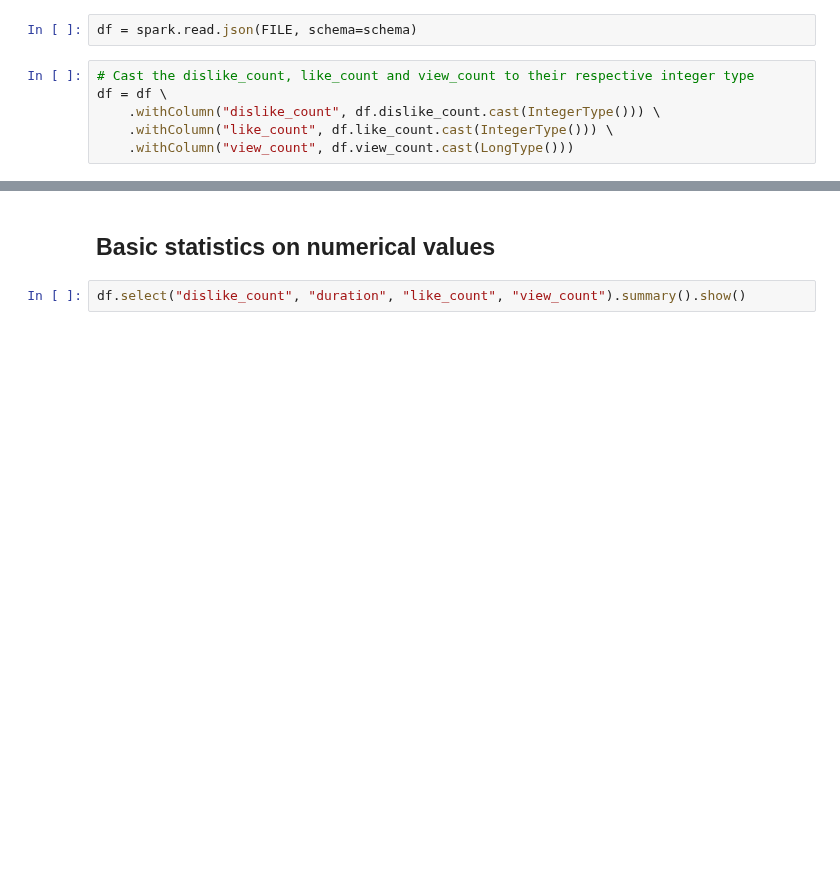
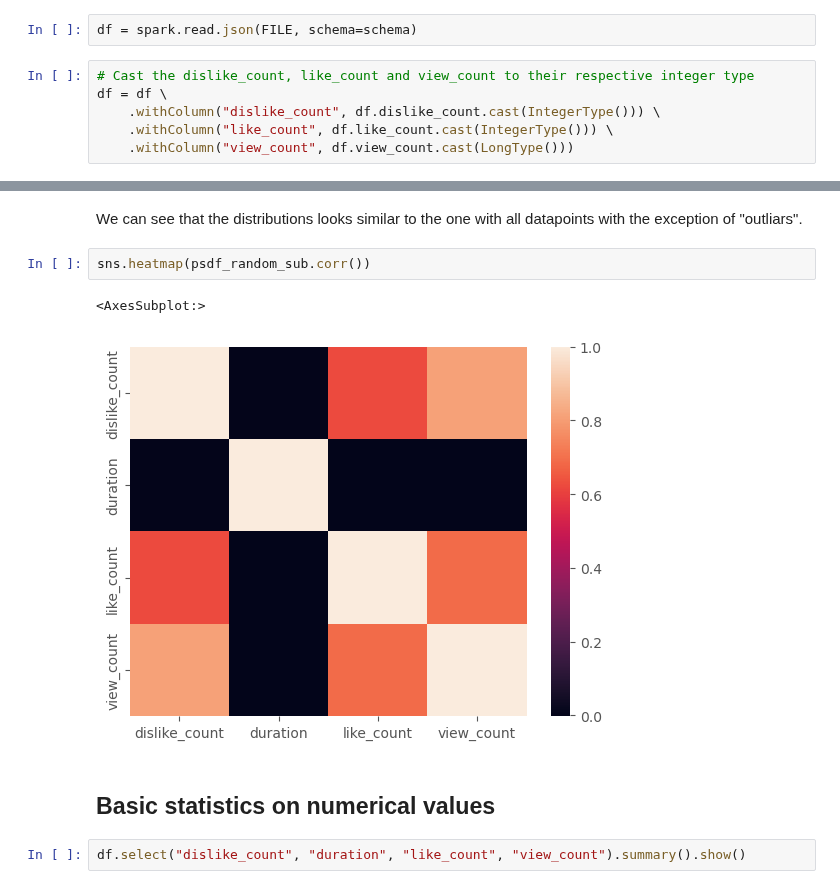
Before and after one commit to epfl-ada/ada-2022-project-fraisetagada, a Jupyter notebook: extract_videos.ipynb, the cells around one changed output, grey strips where cells are left out. Saved outputs shown, nothing was run; the diff lists cells and outputs as text; blank space fills up the shorter version.

```diff
--- a/extract_videos.ipynb
+++ b/extract_videos.ipynb
@@ -85,3 +153,10 @@ only showing top 2 rows
+# %% [markdown]
+We can see that the distributions looks similar to the one with all datapoints with the exception of "outliars".
+# %%
+sns.heatmap(psdf_random_sub.corr())
+# %% [output]
+<AxesSubplot:>
+[figure, added]
 # %% [markdown]
 ## Basic statistics on numerical values
 # %%
```
Also changed, not shown: parts of 16 cells of this notebook, 1 other file.
